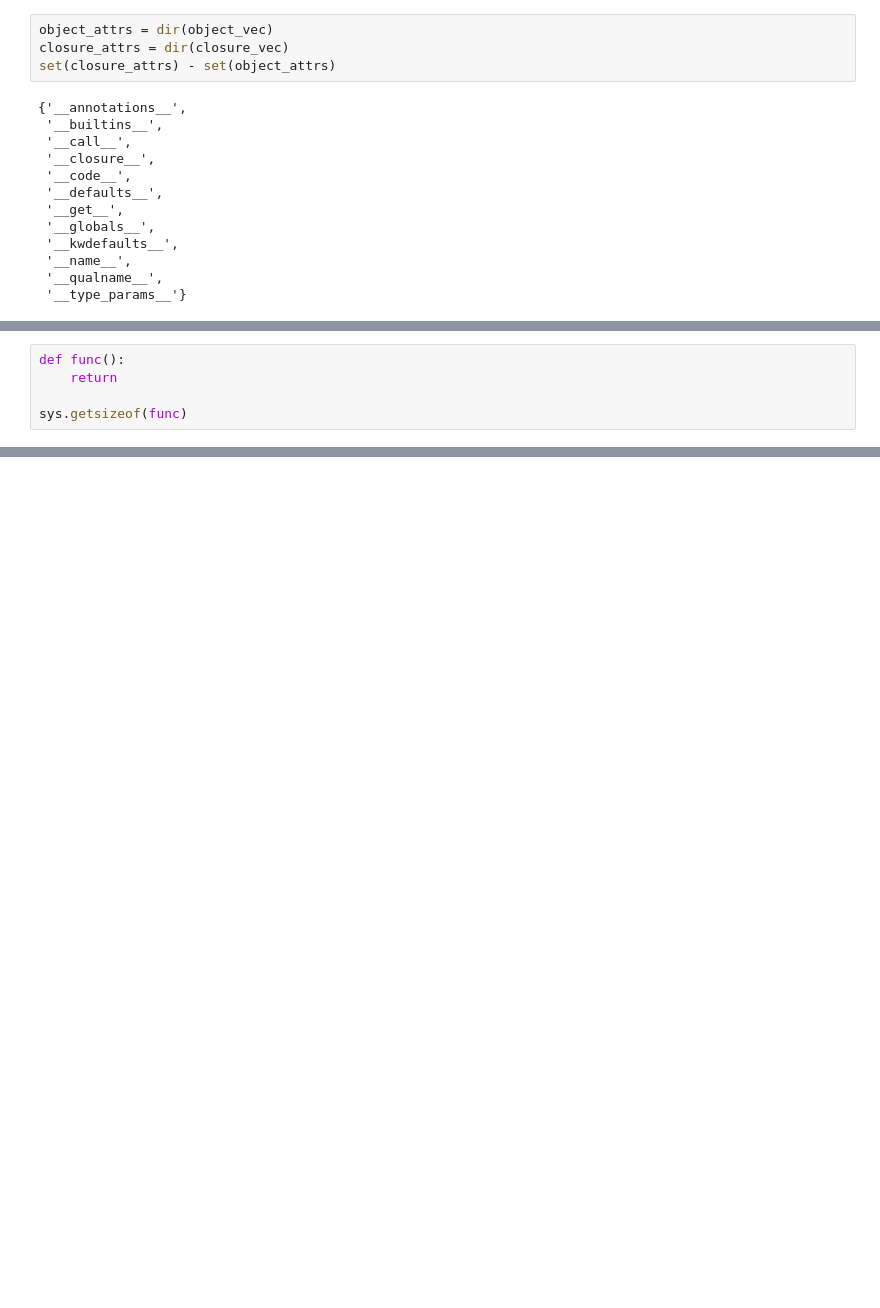
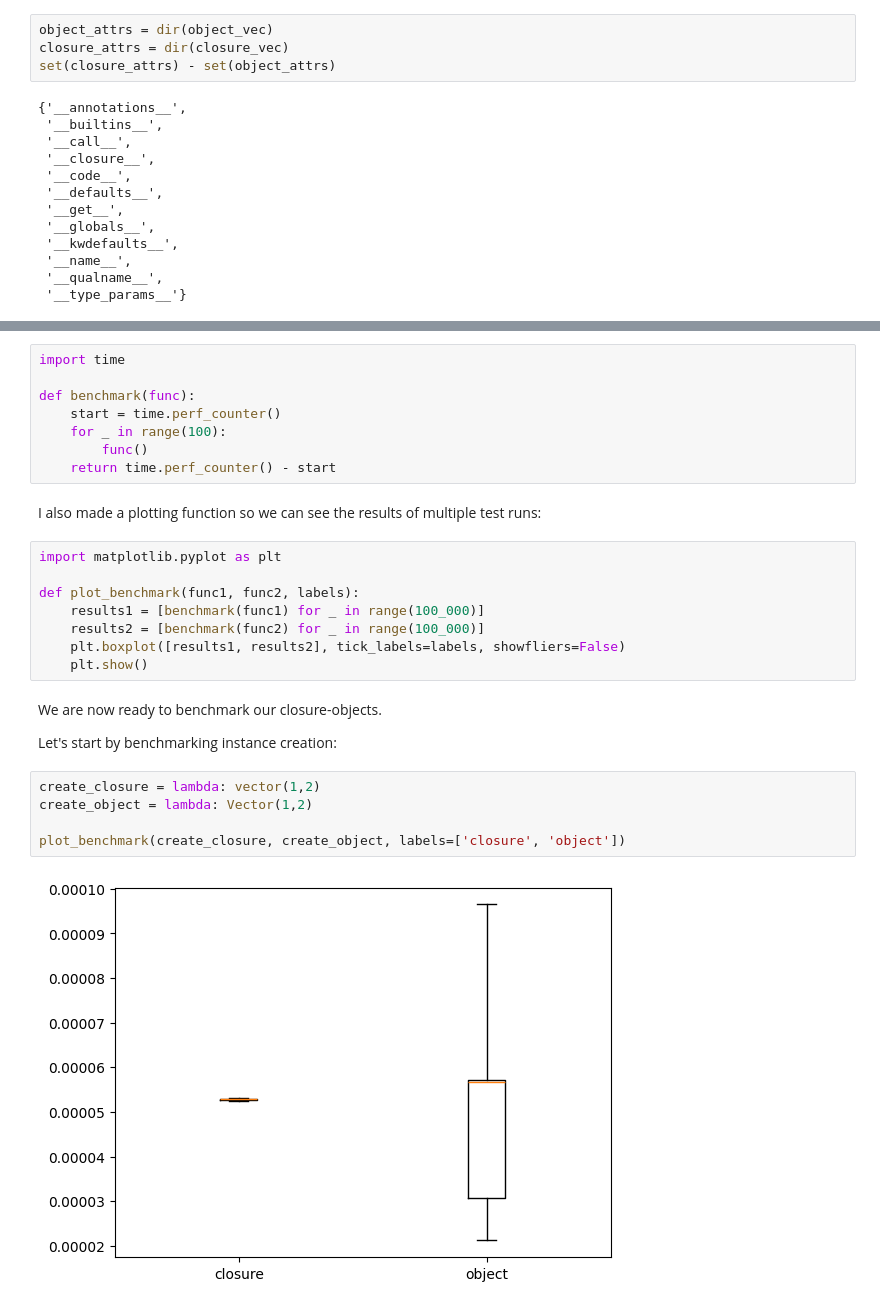
Before and after one commit to idoaiz/idocs, a Jupyter notebook: closure_objects.ipynb, the cells around one changed output, grey strips where cells are left out. Saved outputs shown, nothing was run; the diff lists cells and outputs as text; blank space fills up the shorter version.

Commit message:
Finished closure-objects

```diff
--- a/closure_objects.ipynb
+++ b/closure_objects.ipynb
@@ -307,5 +237,0 @@ def total_size(obj):
-# %%
-def func():
-    return
-
-sys.getsizeof(func)
@@ -313,0 +321,29 @@ sys.getsizeof(func)
+# %%
+import time
+
+def benchmark(func):
+    start = time.perf_counter()
+    for _ in range(100):
+        func()
+    return time.perf_counter() - start
+# %% [markdown]
+I also made a plotting function so we can see the results of multiple test runs:
+# %%
+import matplotlib.pyplot as plt
+
+def plot_benchmark(func1, func2, labels):
+    results1 = [benchmark(func1) for _ in range(100_000)]
+    results2 = [benchmark(func2) for _ in range(100_000)]
+    plt.boxplot([results1, results2], tick_labels=labels, showfliers=False)
+    plt.show()
+# %% [markdown]
+We are now ready to benchmark our closure-objects.
+
+Let's start by benchmarking instance creation:
+# %%
+create_closure = lambda: vector(1,2)
+create_object = lambda: Vector(1,2)
+
+plot_benchmark(create_closure, create_object, labels=['closure', 'object'])
+# %% [output]
+[figure, added]
```
Also changed, not shown: parts of 69 cells of this notebook.
